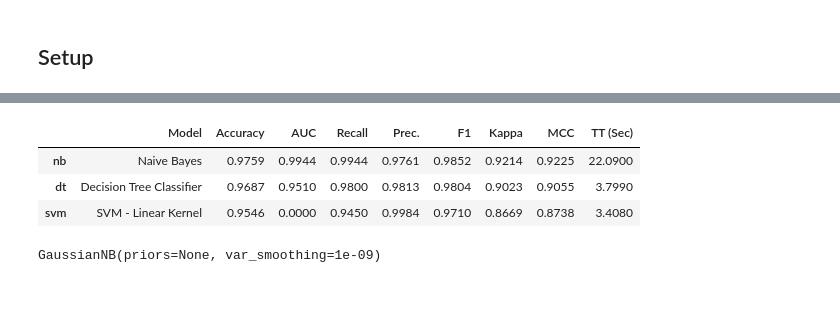
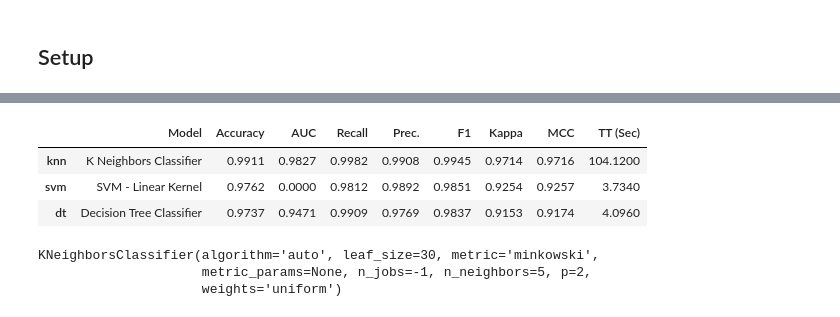
Before and after one commit to jackvoorham/thesis_code, a Jupyter notebook: binary_experiments/binning/oct_bin.ipynb, the cells around one changed output, grey strips where cells are left out. Cells and saved outputs as stored; diff of their text form; code cells hidden in the pictures.

Commit message:
model changes

```diff
--- a/binary_experiments/binning/oct_bin.ipynb
+++ b/binary_experiments/binning/oct_bin.ipynb
@@ -192,9 +192,11 @@ else:
 # %%
-compare_models(sort = 'F1', include=['nb', 'svm', 'dt'])
+compare_models(sort = 'F1', include=['knn', 'svm', 'dt'])
 # %% [output]
 [interactive output not drawn]
 |  | Model | Accuracy | AUC | Recall | Prec. | F1 | Kappa | MCC | TT (Sec) |
-| nb | Naive Bayes | 0.9759 | 0.9944 | 0.9944 | 0.9761 | 0.9852 | 0.9214 | 0.9225 | 22.0900 |
-| dt | Decision Tree Classifier | 0.9687 | 0.9510 | 0.9800 | 0.9813 | 0.9804 | 0.9023 | 0.9055 | 3.7990 |
-| svm | SVM - Linear Kernel | 0.9546 | 0.0000 | 0.9450 | 0.9984 | 0.9710 | 0.8669 | 0.8738 | 3.4080 |
+| knn | K Neighbors Classifier | 0.9911 | 0.9827 | 0.9982 | 0.9908 | 0.9945 | 0.9714 | 0.9716 | 104.1200 |
+| svm | SVM - Linear Kernel | 0.9762 | 0.0000 | 0.9812 | 0.9892 | 0.9851 | 0.9254 | 0.9257 | 3.7340 |
+| dt | Decision Tree Classifier | 0.9737 | 0.9471 | 0.9909 | 0.9769 | 0.9837 | 0.9153 | 0.9174 | 4.0960 |
-GaussianNB(priors=None, var_smoothing=1e-09)
+KNeighborsClassifier(algorithm='auto', leaf_size=30, metric='minkowski',
+                     metric_params=None, n_jobs=-1, n_neighbors=5, p=2,
+                     weights='uniform')
```
Also changed, not shown: parts of 3 cells of this notebook, 6 other files.
